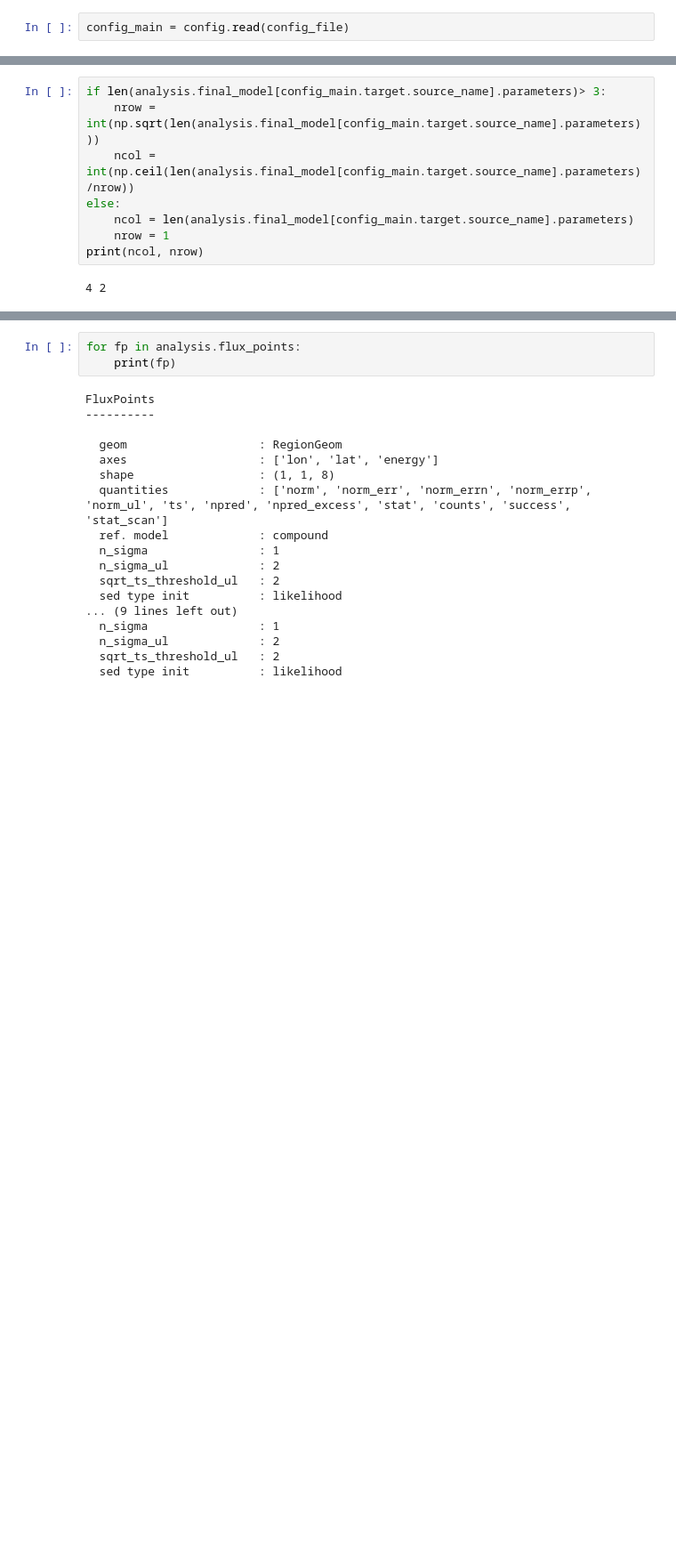
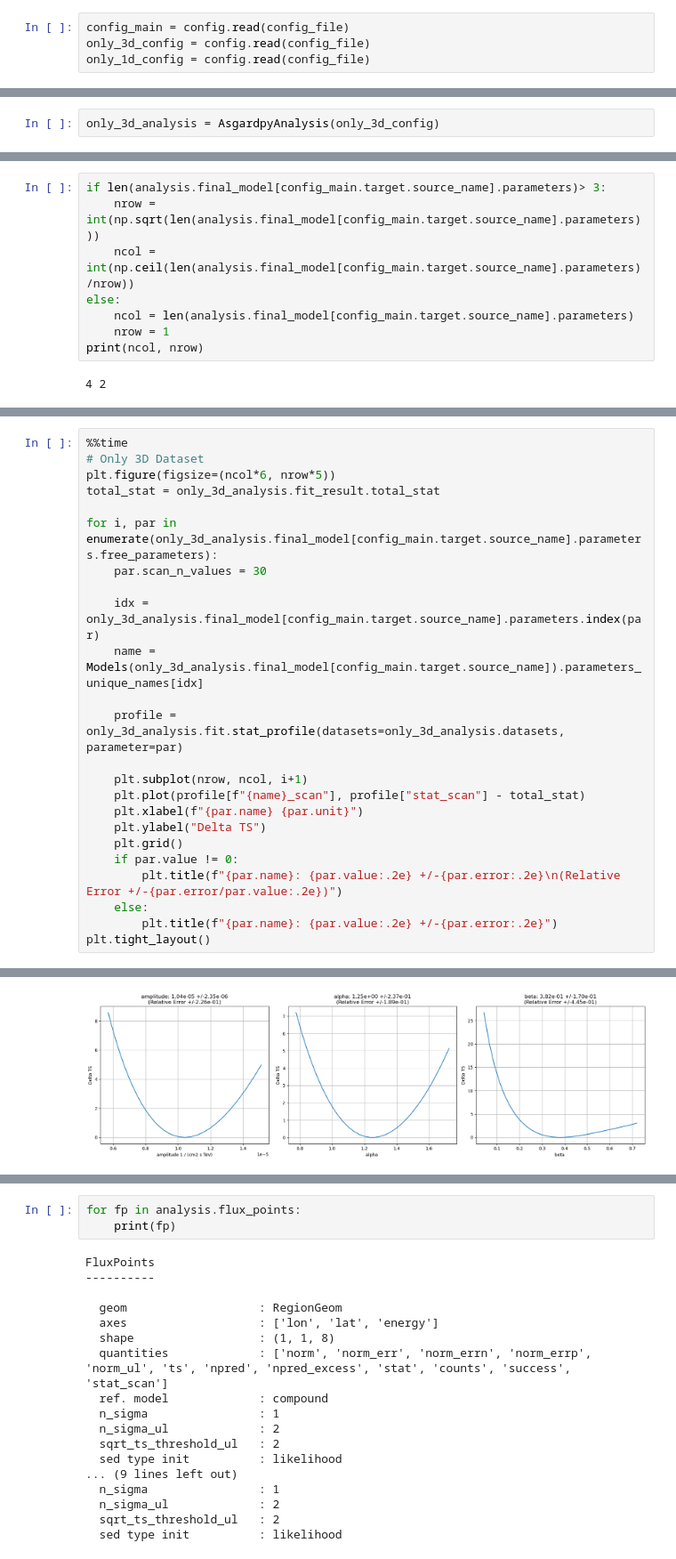
Before and after one commit to chaimain/asgardpy, a Jupyter notebook: notebooks/joint_fit_LAT_LST.ipynb, the cells around one changed output, grey strips where cells are left out. Shown: that part at 89% size. Drawn from its saved outputs; the diff is of its cells as text; blank space fills up the shorter version.

```diff
--- a/notebooks/joint_fit_LAT_LST.ipynb
+++ b/notebooks/joint_fit_LAT_LST.ipynb
@@ -19,6 +18,8 @@ output_dir = base_dir + "real_data/AGN/PG1553/v09x/tailcut84/DL3/interp_irf_en_d
 config = AsgardpyConfig()
 # %%
 config_main = config.read(config_file)
+only_3d_config = config.read(config_file)
+only_1d_config = config.read(config_file)
 # %%
 for g in config_main.general:
     print(g)
@@ -80,3 +105,5 @@ for cc in config_main.fit_params:
 analysis = AsgardpyAnalysis(config_main)
 # %% [output]
 Setting logging config: {'level': 'INFO', 'filename': None, 'filemode': None, 'format': None, 'datefmt': None}
+# %%
+only_3d_analysis = AsgardpyAnalysis(only_3d_config)
@@ -304 +530,26 @@ plt.tight_layout()
 [figure]
+# %%
+%%time
+# Only 3D Dataset
+plt.figure(figsize=(ncol*6, nrow*5))
+total_stat = only_3d_analysis.fit_result.total_stat
+
+for i, par in enumerate(only_3d_analysis.final_model[config_main.target.source_name].parameters.free_parameters):
+    par.scan_n_values = 30
+
+    idx = only_3d_analysis.final_model[config_main.target.source_name].parameters.index(par)
+    name = Models(only_3d_analysis.final_model[config_main.target.source_name]).parameters_unique_names[idx]
+
+    profile = only_3d_analysis.fit.stat_profile(datasets=only_3d_analysis.datasets, parameter=par)
+
+    plt.subplot(nrow, ncol, i+1)
+    plt.plot(profile[f"{name}_scan"], profile["stat_scan"] - total_stat)
+    plt.xlabel(f"{par.name} {par.unit}")
+    plt.ylabel("Delta TS")
+    plt.grid()
+    if par.value != 0:
+        plt.title(f"{par.name}: {par.value:.2e} +/-{par.error:.2e}\n(Relative Error +/-{par.error/par.value:.2e})")
+    else:
+        plt.title(f"{par.name}: {par.value:.2e} +/-{par.error:.2e}")
+plt.tight_layout()
+# %% [output]
@@ -304,0 +558 @@ plt.tight_layout()
+[figure, added]
```
Also changed, not shown: parts of 22 cells of this notebook, 4 other files.
